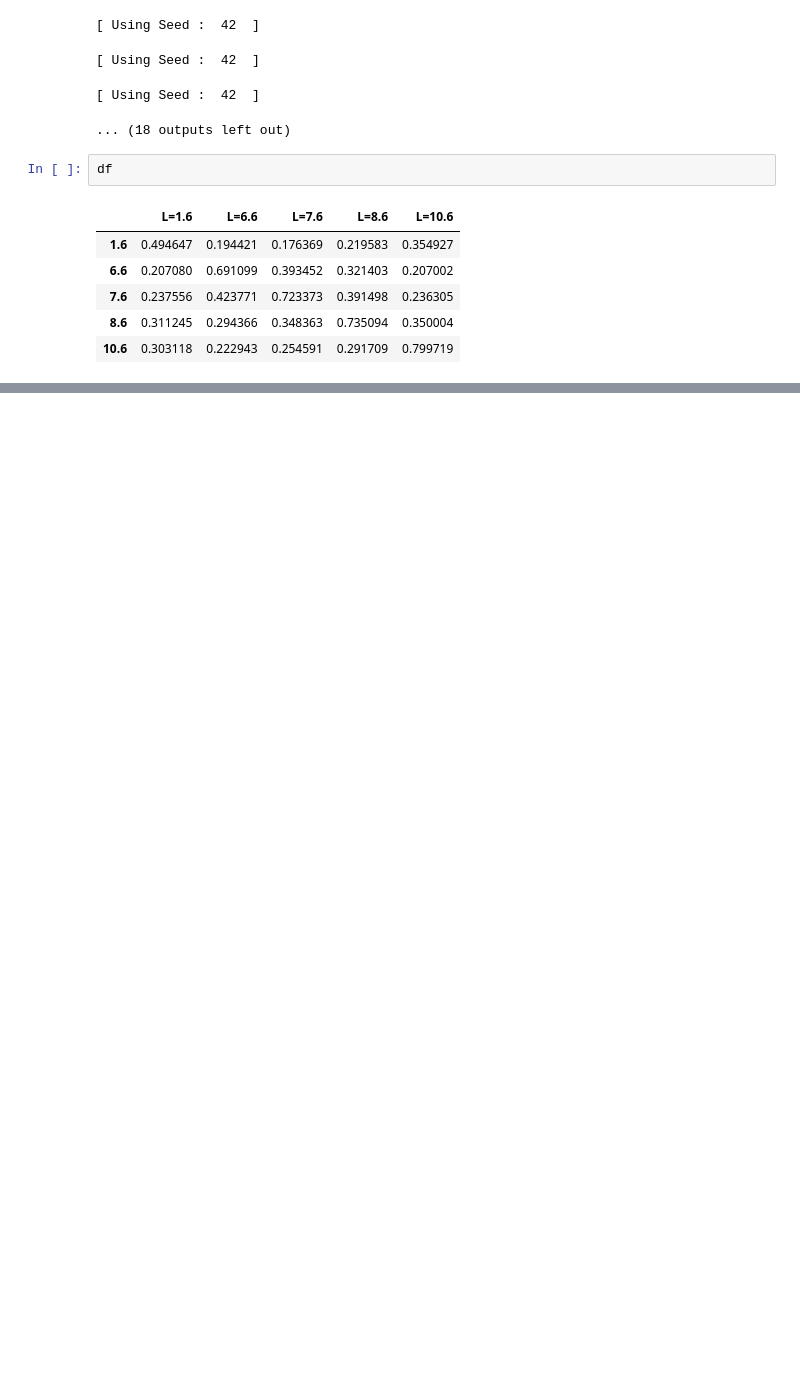
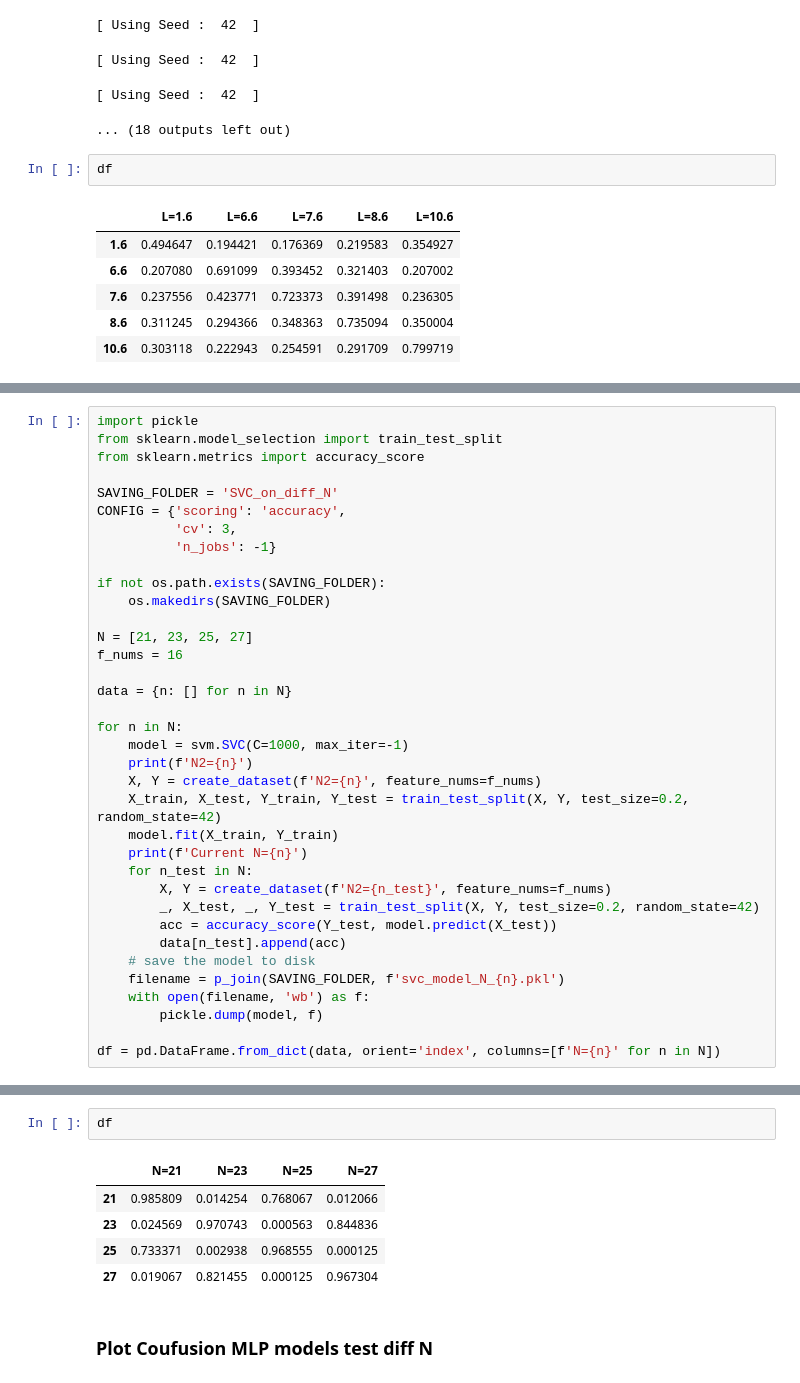
Before and after one commit to alexeyhorkin/ml_dl_with_topology_data, a Jupyter notebook: notebooks/eda/models_analysis.ipynb, the cells around one changed output, grey strips where cells are left out. Saved outputs shown, nothing was run; the diff lists cells and outputs as text; blank space fills up the shorter version.

```diff
--- a/notebooks/eda/models_analysis.ipynb
+++ b/notebooks/eda/models_analysis.ipynb
@@ -261,0 +332,36 @@ df
+# %%
+import pickle
+from sklearn.model_selection import train_test_split
+from sklearn.metrics import accuracy_score
+
+SAVING_FOLDER = 'SVC_on_diff_N'
+CONFIG = {'scoring': 'accuracy',
+          'cv': 3,
+          'n_jobs': -1}
+
+if not os.path.exists(SAVING_FOLDER):
+    os.makedirs(SAVING_FOLDER)
+
+N = [21, 23, 25, 27]
+f_nums = 16
+
+data = {n: [] for n in N}
+
+for n in N:
+    model = svm.SVC(C=1000, max_iter=-1)
+    print(f'N2={n}')
+    X, Y = create_dataset(f'N2={n}', feature_nums=f_nums)
+    X_train, X_test, Y_train, Y_test = train_test_split(X, Y, test_size=0.2, random_state=42)
+    model.fit(X_train, Y_train)
+    print(f'Current N={n}')
+    for n_test in N:
+        X, Y = create_dataset(f'N2={n_test}', feature_nums=f_nums)
+        _, X_test, _, Y_test = train_test_split(X, Y, test_size=0.2, random_state=42)
+        acc = accuracy_score(Y_test, model.predict(X_test))
+        data[n_test].append(acc)
+    # save the model to disk
+    filename = p_join(SAVING_FOLDER, f'svc_model_N_{n}.pkl')
+    with open(filename, 'wb') as f:
+        pickle.dump(model, f)
+
+df = pd.DataFrame.from_dict(data, orient='index', columns=[f'N={n}' for n in N])
@@ -261,0 +388,10 @@ df
+# %%
+df
+# %% [output]
+|  | N=21 | N=23 | N=25 | N=27 |
+| 21 | 0.985809 | 0.014254 | 0.768067 | 0.012066 |
+| 23 | 0.024569 | 0.970743 | 0.000563 | 0.844836 |
+| 25 | 0.733371 | 0.002938 | 0.968555 | 0.000125 |
+| 27 | 0.019067 | 0.821455 | 0.000125 | 0.967304 |
+# %% [markdown]
+### Plot Coufusion MLP models test diff N
```
Also changed, not shown: parts of 13 cells of this notebook.
